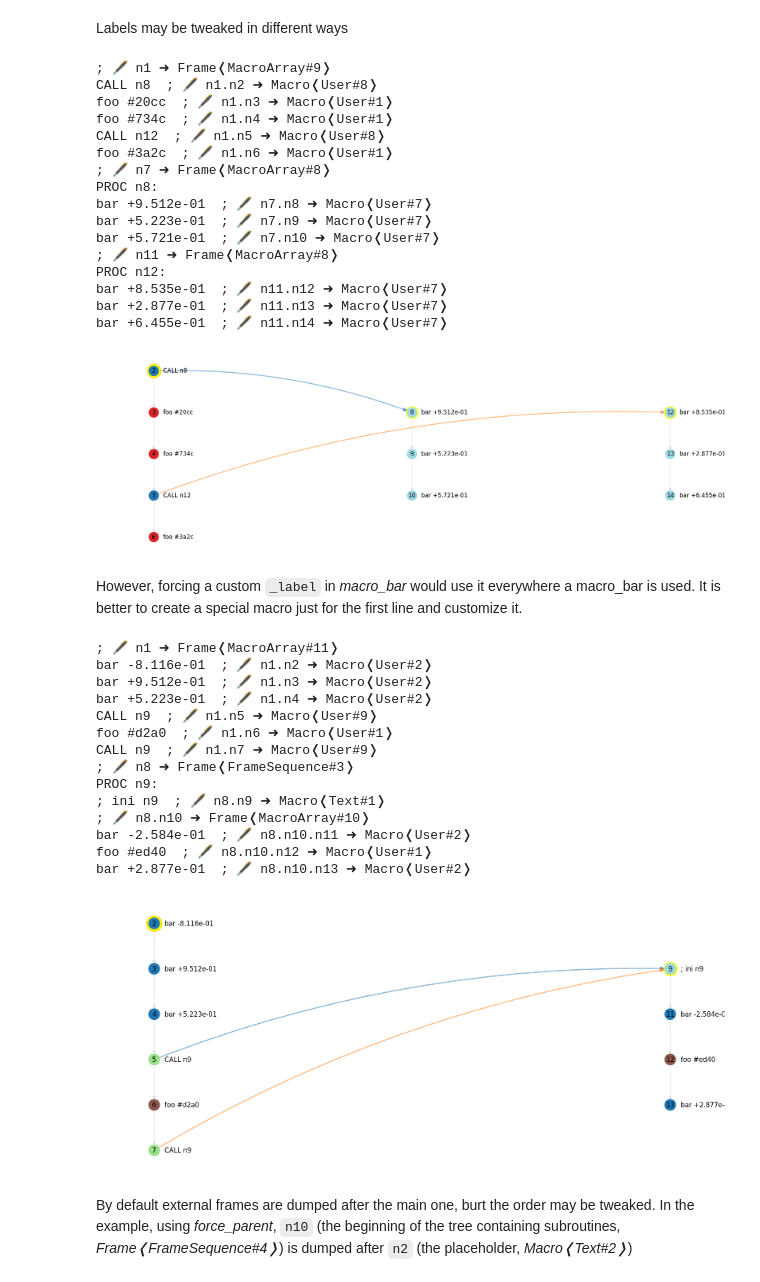
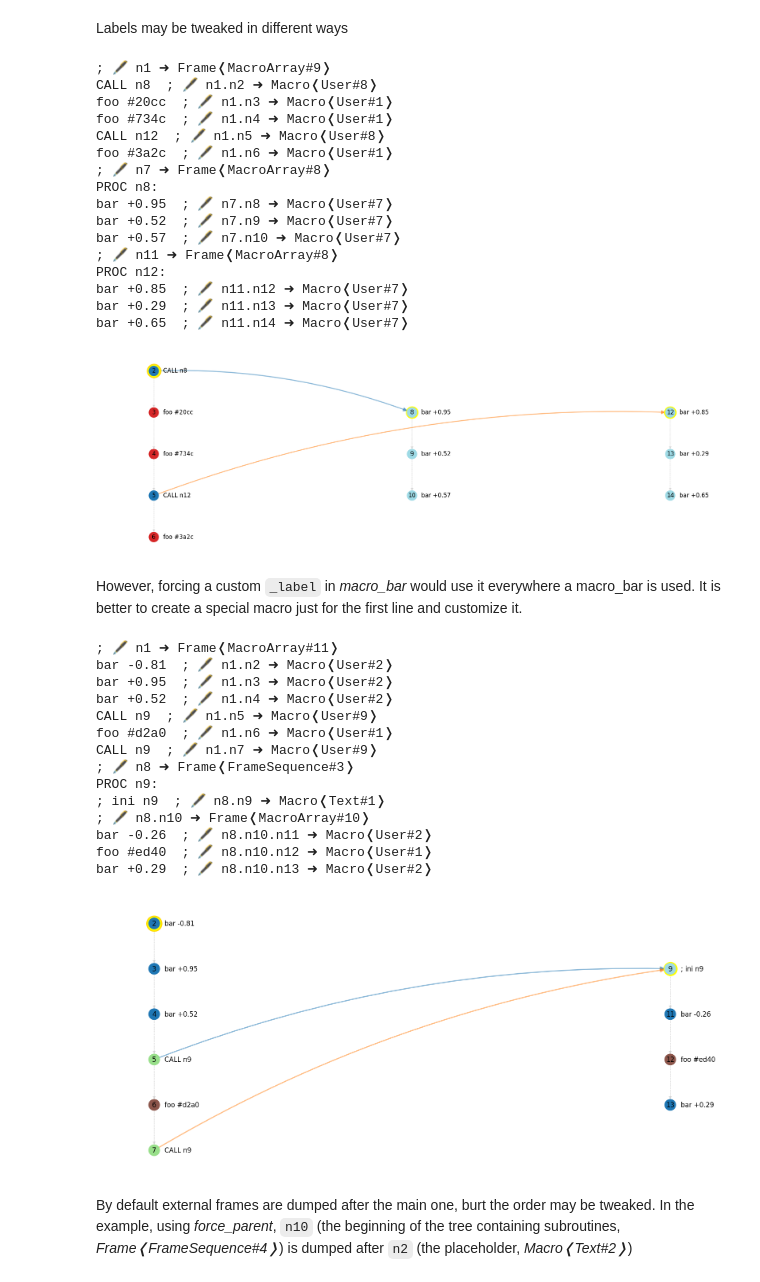
Before and after one commit to cad-polito-it/byron, a Jupyter notebook: examples/notebooks/constraints/04. global references.ipynb, the cells around one changed output. Cells and saved outputs as stored; diff of their text form; code cells hidden in the pictures.

```diff
--- a/examples/notebooks/constraints/04. global references.ipynb
+++ b/examples/notebooks/constraints/04. global references.ipynb
@@ -128,36 +128,36 @@ bar +6.455e-01  ; 🖋 n11.n14 ➜ Macro❬User#2❭
 Labels may be tweaked in different ways
 # %%
 macro_foo = byron.f.macro('foo #{num:04x}', num=byron.f.integer_parameter(0, 2 ** 16))
-macro_bar = byron.f.macro('bar {num:+0.3e}', num=byron.f.float_parameter(-1, 1), _label='PROC {_node}:\n')
+macro_bar = byron.f.macro('bar {num:+0.2g}', num=byron.f.float_parameter(-1, 1), _label='PROC {_node}:\n')
 external_frame = byron.f.bunch([macro_bar], size=3)
 macro_ref = byron.f.macro('CALL {ref}', ref=byron.f.global_reference(external_frame, creative_zeal=1, first_macro=True))
 main_frame = byron.f.bunch([macro_foo, macro_ref], size=5)
 
 byron.f.as_text(main_frame)
 byron.f.as_lgp(main_frame)
 # %% [output]
 ; 🖋 n1 ➜ Frame❬MacroArray#9❭
 CALL n8  ; 🖋 n1.n2 ➜ Macro❬User#8❭
 foo #20cc  ; 🖋 n1.n3 ➜ Macro❬User#1❭
 foo #734c  ; 🖋 n1.n4 ➜ Macro❬User#1❭
 CALL n12  ; 🖋 n1.n5 ➜ Macro❬User#8❭
 foo #3a2c  ; 🖋 n1.n6 ➜ Macro❬User#1❭
 ; 🖋 n7 ➜ Frame❬MacroArray#8❭
 PROC n8:
-bar +9.512e-01  ; 🖋 n7.n8 ➜ Macro❬User#7❭
-bar +5.223e-01  ; 🖋 n7.n9 ➜ Macro❬User#7❭
-bar +5.721e-01  ; 🖋 n7.n10 ➜ Macro❬User#7❭
+bar +0.95  ; 🖋 n7.n8 ➜ Macro❬User#7❭
+bar +0.52  ; 🖋 n7.n9 ➜ Macro❬User#7❭
+bar +0.57  ; 🖋 n7.n10 ➜ Macro❬User#7❭
 ; 🖋 n11 ➜ Frame❬MacroArray#8❭
 PROC n12:
-bar +8.535e-01  ; 🖋 n11.n12 ➜ Macro❬User#7❭
-bar +2.877e-01  ; 🖋 n11.n13 ➜ Macro❬User#7❭
-bar +6.455e-01  ; 🖋 n11.n14 ➜ Macro❬User#7❭
+bar +0.85  ; 🖋 n11.n12 ➜ Macro❬User#7❭
+bar +0.29  ; 🖋 n11.n13 ➜ Macro❬User#7❭
+bar +0.65  ; 🖋 n11.n14 ➜ Macro❬User#7❭
-[figure, old version]
+[figure, new version]
 # %% [markdown]
 However, forcing a custom `_label` in *macro_bar* would use it everywhere a macro_bar is used. It is better to create a special macro just for the first line and customize it.
 # %%
 macro_foo = byron.f.macro('foo #{num:04x}', num=byron.f.integer_parameter(0, 2 ** 16))
-macro_bar = byron.f.macro('bar {num:+0.3e}', num=byron.f.float_parameter(-1, 1))
+macro_bar = byron.f.macro('bar {num:+0.2g}', num=byron.f.float_parameter(-1, 1))
 sub_header = byron.f.macro('; ini {_node}', _label='PROC {_node}:\n')
 subroutines = byron.f.sequence([sub_header, byron.f.bunch([macro_foo, macro_bar], size=3)])
 macro_call = byron.f.macro('CALL {ref}', ref=byron.f.global_reference(subroutines, creative_zeal=1, first_macro=True))
@@ -167,9 +167,9 @@ byron.f.as_text(main_frame)
 byron.f.as_lgp(main_frame)
 # %% [output]
 ; 🖋 n1 ➜ Frame❬MacroArray#11❭
-bar -8.116e-01  ; 🖋 n1.n2 ➜ Macro❬User#2❭
-bar +9.512e-01  ; 🖋 n1.n3 ➜ Macro❬User#2❭
-bar +5.223e-01  ; 🖋 n1.n4 ➜ Macro❬User#2❭
+bar -0.81  ; 🖋 n1.n2 ➜ Macro❬User#2❭
+bar +0.95  ; 🖋 n1.n3 ➜ Macro❬User#2❭
+bar +0.52  ; 🖋 n1.n4 ➜ Macro❬User#2❭
 CALL n9  ; 🖋 n1.n5 ➜ Macro❬User#9❭
 foo #d2a0  ; 🖋 n1.n6 ➜ Macro❬User#1❭
 CALL n9  ; 🖋 n1.n7 ➜ Macro❬User#9❭
@@ -177,10 +177,10 @@ CALL n9  ; 🖋 n1.n7 ➜ Macro❬User#9❭
 PROC n9:
 ; ini n9  ; 🖋 n8.n9 ➜ Macro❬Text#1❭
 ; 🖋 n8.n10 ➜ Frame❬MacroArray#10❭
-bar -2.584e-01  ; 🖋 n8.n10.n11 ➜ Macro❬User#2❭
+bar -0.26  ; 🖋 n8.n10.n11 ➜ Macro❬User#2❭
 foo #ed40  ; 🖋 n8.n10.n12 ➜ Macro❬User#1❭
-bar +2.877e-01  ; 🖋 n8.n10.n13 ➜ Macro❬User#2❭
+bar +0.29  ; 🖋 n8.n10.n13 ➜ Macro❬User#2❭
-[figure, old version]
+[figure, new version]
 # %% [markdown]
 By default external frames are dumped after the main one, burt the order may be tweaked. In the example, using *force_parent*, `n10` (the beginning of the tree containing subroutines, *Frame❬FrameSequence#4❭*) is dumped after `n2` (the placeholder, *Macro❬Text#2❭*)
 # %%
```
Also changed, not shown: parts of 5 cells of this notebook, 4 other files.
